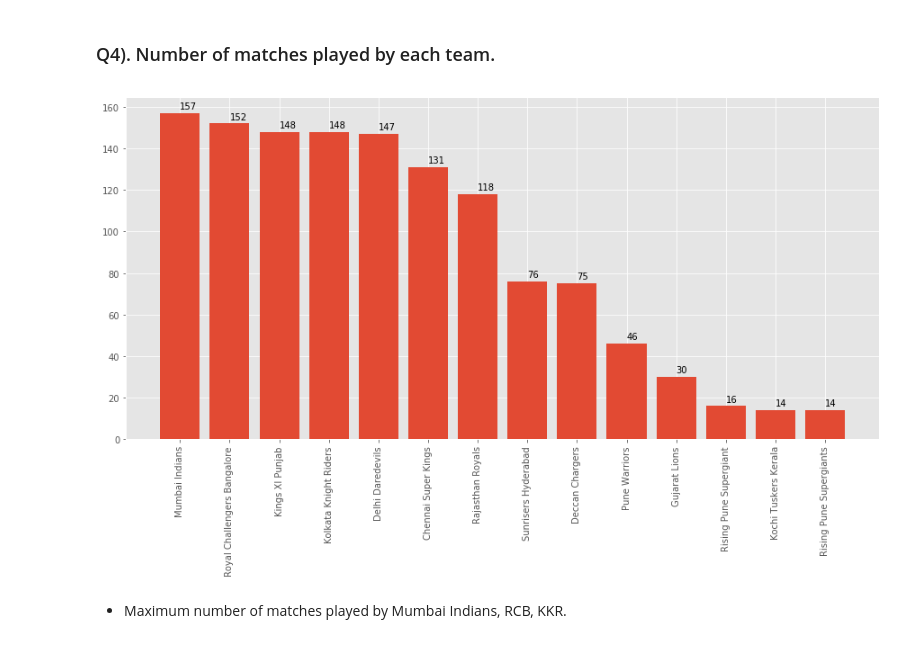
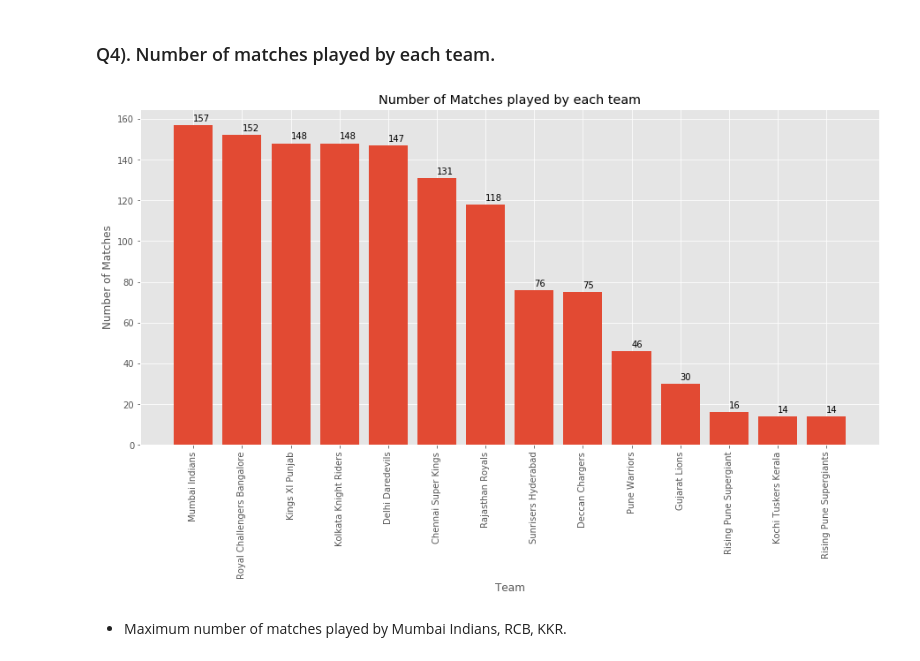
Before and after one commit to rahul-72/IPL_Dataset_Analysis, a Jupyter notebook: ipl.ipynb, the cells around one changed output. Saved outputs shown, nothing was run; the diff lists cells and outputs as text; code cells hidden in the pictures.

```diff
--- a/ipl.ipynb
+++ b/ipl.ipynb
@@ -89,18 +89,21 @@ plt.show()
 # %%
 temp_df = pd.concat([df_matches['team1'], df_matches['team2']])
 
 temp_df = temp_df.value_counts()
 
 plt.figure(figsize=(15,7))
 plt.bar(x=temp_df.index, height=temp_df.values,)
+plt.title('Number of Matches played by each team')
+plt.xlabel('Team')
+plt.ylabel('Number of Matches')
 plt.xticks(rotation=90)
 
 for i,v in enumerate(temp_df.values):
     plt.text(x=i, y=v+2, s=v)
 
 plt.show()
 # %% [output]
-[figure, old version]
+[figure, new version]
 # %% [markdown]
 * Maximum number of matches played by Mumbai Indians, RCB, KKR.
 # %% [markdown]
```
Also changed, not shown: parts of 28 cells of this notebook.
